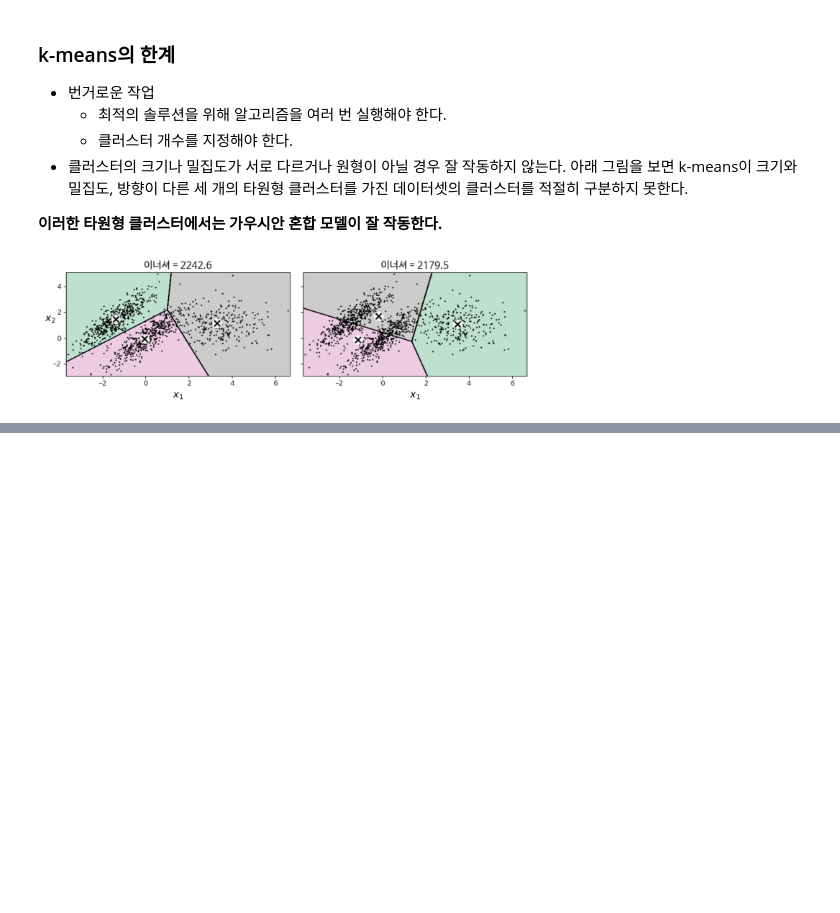
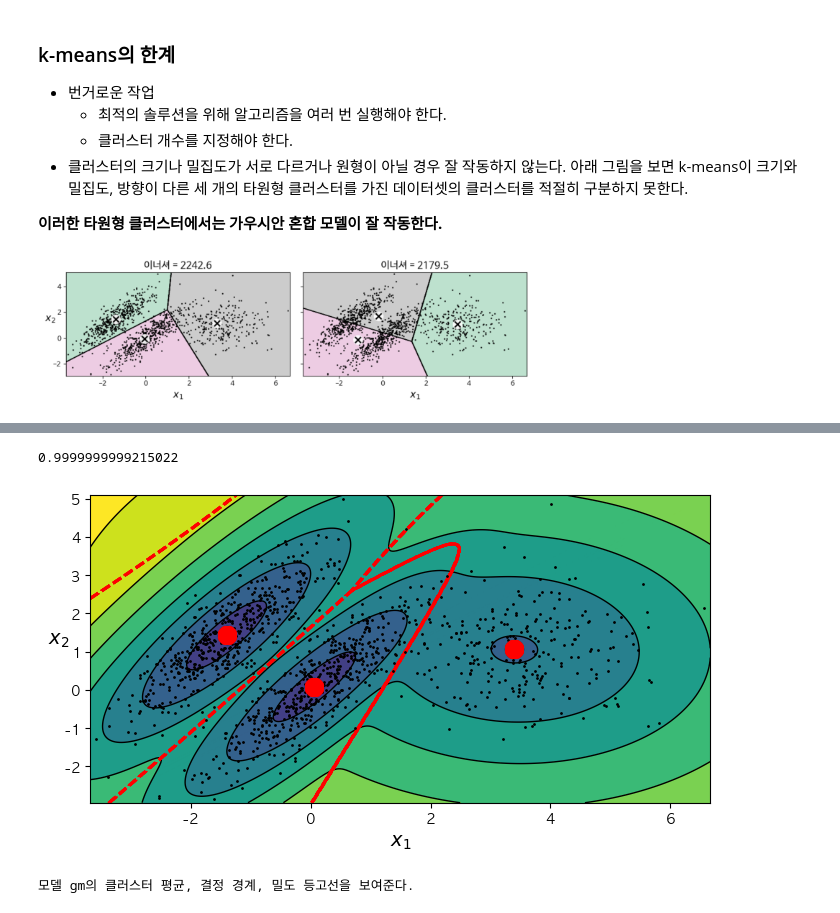
Before and after one commit to junyoung11/Hands-On-ML, a Jupyter notebook: 혜빈/9.unsupervised_learning.ipynb, the cells around one changed output, grey strips where cells are left out. Drawn from its saved outputs; the diff is of its cells as text; code cells hidden in the pictures; blank space fills up the shorter version.

```diff
--- a/혜빈/9.unsupervised_learning.ipynb
+++ b/혜빈/9.unsupervised_learning.ipynb
@@ -368,0 +540,6 @@ Image("./images/bad_kmeans_plot.png", width=500, height=300)
+# %%
+# Training GMM
+from sklearn.mixture import GaussianMixture
+
+gm = GaussianMixture(n_components=3, n_init=10, random_state=42)
+gm.fit(X)
@@ -368,0 +629,52 @@ Image("./images/bad_kmeans_plot.png", width=500, height=300)
+# %%
+resolution = 100
+grid = np.arange(-10, 10, 1 / resolution)
+xx, yy = np.meshgrid(grid, grid)
+X_full = np.vstack([xx.ravel(), yy.ravel()]).T
+
+pdf = np.exp(gm.score_samples(X_full)) # 확률 밀도(지수값) :  샘플의 위치에서 PDF값
+pdf_probas = pdf * (1 / resolution) ** 2 # 샘플이 특정 지역 안에 속할 확률(적분)
+pdf_probas.sum() # 적분한 값을 모두 더하면(샘플 위치 전 지역에 대해 적분) ==
+# %% [output]
+0.9999999999215022
+# %%
+from matplotlib.colors import LogNorm
+
+def plot_gaussian_mixture(clusterer, X, resolution=1000, show_ylabels=True):
+    mins = X.min(axis=0) - 0.1
+    maxs = X.max(axis=0) + 0.1
+    xx, yy = np.meshgrid(np.linspace(mins[0], maxs[0], resolution),
+                         np.linspace(mins[1], maxs[1], resolution))
+    Z = -clusterer.score_samples(np.c_[xx.ravel(), yy.ravel()])
+    Z = Z.reshape(xx.shape)
+
+    plt.contourf(xx, yy, Z,
+                 norm=LogNorm(vmin=1.0, vmax=30.0),
+                 levels=np.logspace(0, 2, 12))
+    plt.contour(xx, yy, Z,
+                norm=LogNorm(vmin=1.0, vmax=30.0),
+                levels=np.logspace(0, 2, 12),
+                linewidths=1, colors='k')
+
+    Z = clusterer.predict(np.c_[xx.ravel(), yy.ravel()])
+    Z = Z.reshape(xx.shape)
+    plt.contour(xx, yy, Z,
+                linewidths=2, colors='r', linestyles='dashed')
+
+    plt.plot(X[:, 0], X[:, 1], 'k.', markersize=2)
+    plot_centroides(clusterer.means_, clusterer.weights_)
+    plt.xlabel("$x_1$")
+    if show_ylabels:
+        plt.ylabel("$x_2$", rotation=0)
+    else:
+        plt.tick_params(labelleft=False)
+
+plt.figure(figsize=(8, 4))
+
+plot_gaussian_mixture(gm, X)
+
+plt.show()
+print("모델 gm의 클러스터 평균, 결정 경계, 밀도 등고선을 보여준다.")
+# %% [output]
+[figure, added]
+모델 gm의 클러스터 평균, 결정 경계, 밀도 등고선을 보여준다.
```
Also changed, not shown: parts of 24 cells of this notebook, 1 other file.
